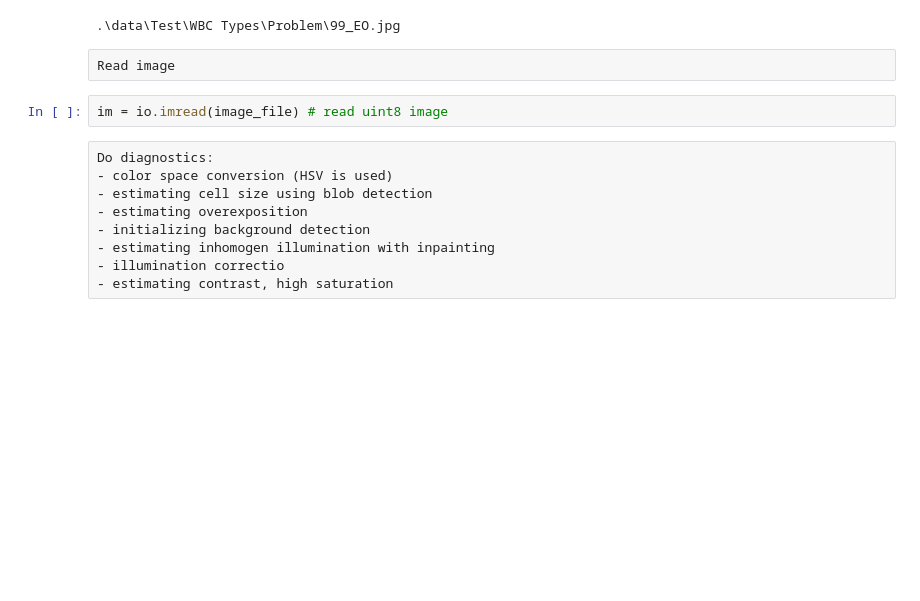
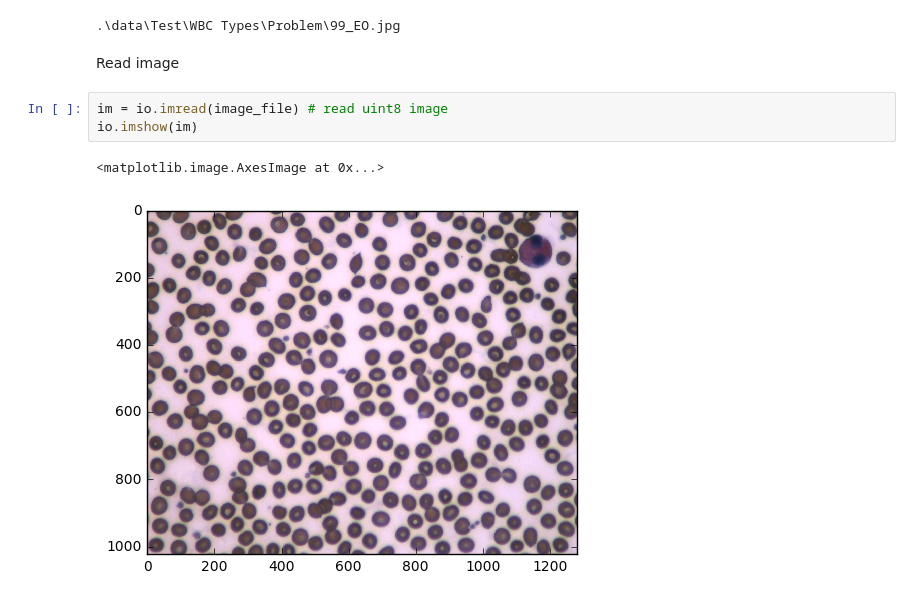
Before and after one commit to mikeszabi/WBC, a Jupyter notebook: WBC_detection.ipynb, the cells around one changed output. Saved outputs shown, nothing was run; the diff lists cells and outputs as text; blank space fills up the shorter version.

```diff
--- a/WBC_detection.ipynb
+++ b/WBC_detection.ipynb
@@ -66,16 +68,11 @@ image_file=image_list_indir[0]
 print(image_file)
 # %% [output]
 .\data\Test\WBC Types\Problem\99_EO.jpg
-# %% [raw]
-Read image
+# %% [markdown]
+Read image
 # %%
 im = io.imread(image_file) # read uint8 image
+io.imshow(im)
+# %% [output]
+<matplotlib.image.AxesImage at 0x...>
+[figure, added]
-# %% [raw]
-Do diagnostics:
-- color space conversion (HSV is used)
-- estimating cell size using blob detection
-- estimating overexposition
-- initializing background detection
-- estimating inhomogen illumination with inpainting
-- illumination correctio
-- estimating contrast, high saturation
```
Also changed, not shown: parts of 13 cells of this notebook, 10 other files.
